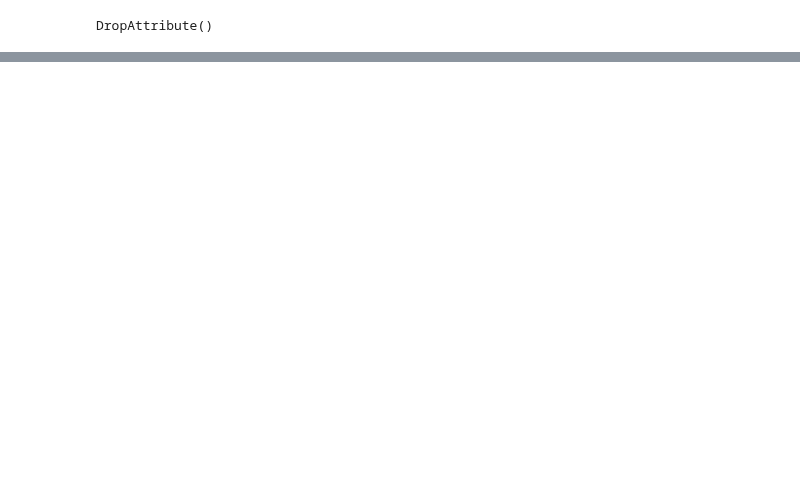
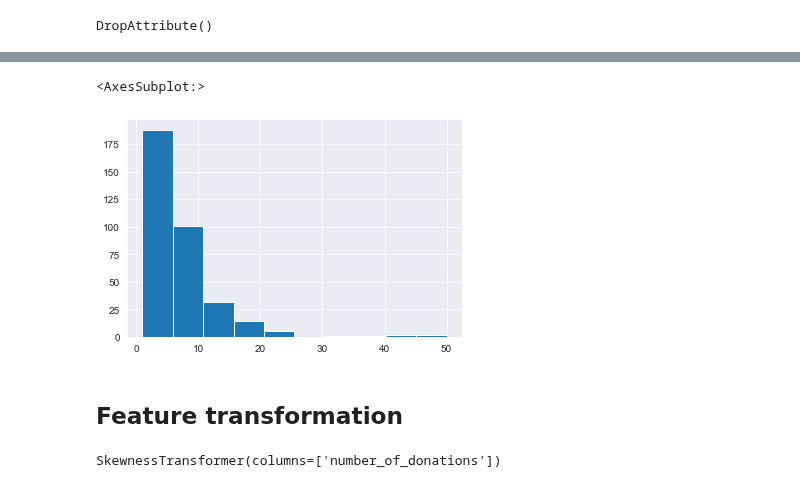
Before and after one commit to mdushetwar/Blood-Donation-Prediction, a Jupyter notebook: BloodDonationPred.ipynb, the cells around one changed output, grey strips where cells are left out. Cells and saved outputs as stored; diff of their text form; code cells hidden in the pictures; blank space fills up the shorter version.

```diff
--- a/BloodDonationPred.ipynb
+++ b/BloodDonationPred.ipynb
@@ -449,6 +507,6 @@ class DropAttribute(BaseEstimator, TransformerMixin):
 drop=DropAttribute(drop_number_of_donations=False, drop_volumn_donated=True)
 # %%
-drop.fit(donors_train)
+drop.fit(train)
 # %% [output]
 DropAttribute()
 # %%
@@ -459,0 +524,7 @@ drop.transform(donors_test)
+# %%
+train.number_of_donations.hist()
+# %% [output]
+<AxesSubplot:>
+[figure, added]
+# %% [markdown]
+## Feature transformation
@@ -459,0 +598,4 @@ drop.transform(donors_test)
+# %%
+boxcox_transform.fit(train)
+# %% [output]
+SkewnessTransformer(columns=['number_of_donations'])
```
Also changed, not shown: parts of 17 cells of this notebook.
